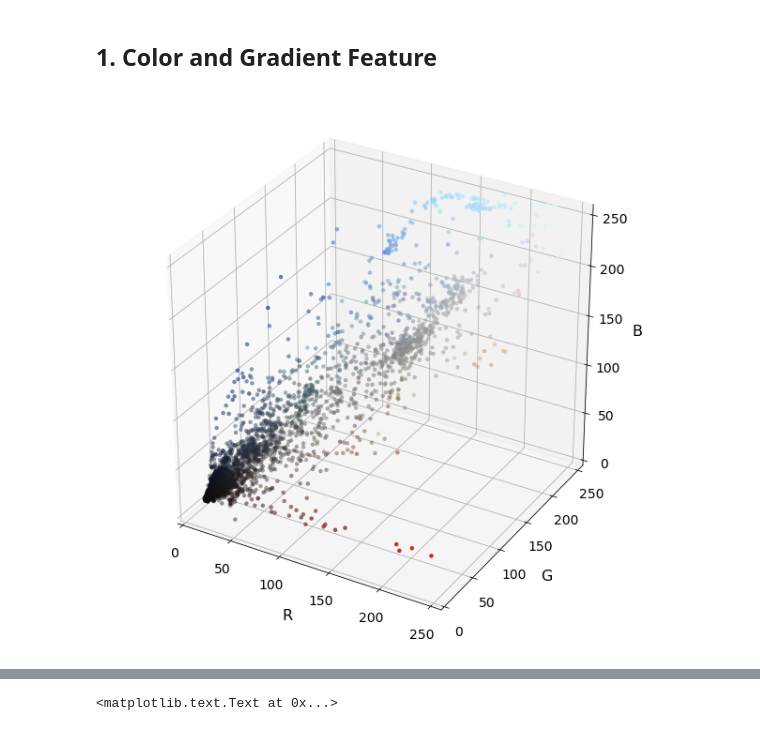
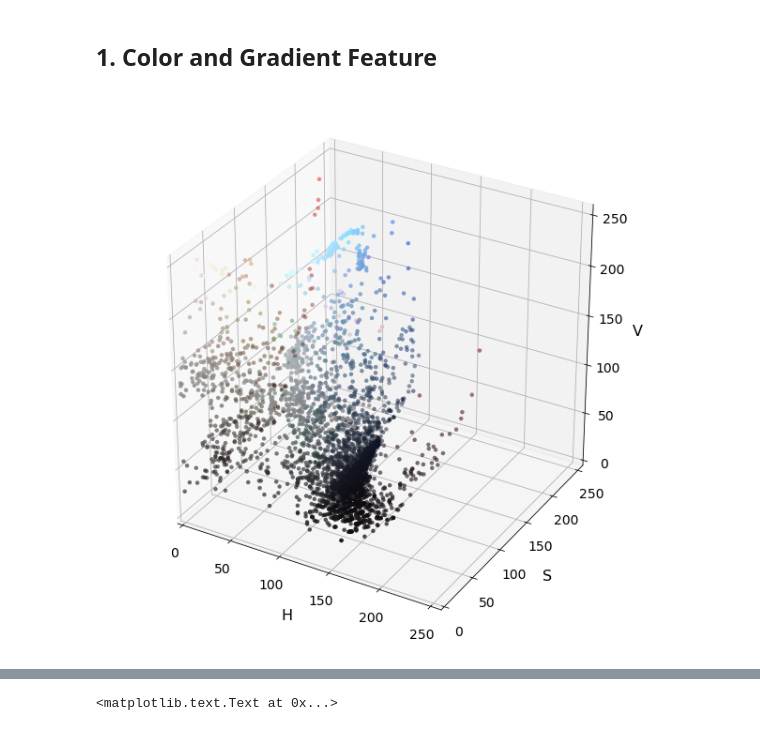
Before and after one commit to MoonKang/Vehicle_Detection, a Jupyter notebook: Vehicle_Detection.ipynb, the cells around one changed output, grey strips where cells are left out. Saved outputs shown, nothing was run; the diff lists cells and outputs as text; code cells hidden in the pictures.

```diff
--- a/Vehicle_Detection.ipynb
+++ b/Vehicle_Detection.ipynb
@@ -100,26 +100,26 @@ def plot3d(pixels, colors_rgb,
 # %%
 
 # Read a color image
 img = cv2.imread('./submission_input/vehicle1.png')
 
 # Select a small fraction of pixels to plot by subsampling it
 scale = max(img.shape[0], img.shape[1], 64) / 64  # at most 64 rows and columns
 img_small = cv2.resize(img, (np.int(img.shape[1] / scale), np.int(img.shape[0] / scale)), interpolation=cv2.INTER_NEAREST)
 
 # Convert subsampled image to desired color space(s)
 img_small_RGB = cv2.cvtColor(img_small, cv2.COLOR_BGR2RGB)  # OpenCV uses BGR, matplotlib likes RGB
 img_small_HSV = cv2.cvtColor(img_small, cv2.COLOR_BGR2HSV)
 img_small_rgb = img_small_RGB / 255.  # scaled to [0, 1], only for plotting
 
 # Plot and show
-p3d_rgb=plot3d(img_small_RGB, img_small_rgb)
-plt.savefig('./submission_input/img3d_RGB.png')
+p3d_rgb=plot3d(img_small_HSV, img_small_rgb, axis_labels=list("HSV"))
+plt.savefig('./submission_input/img3d_HSV.png')
 plt.show()
 
 # plot3d(img_small_HSV, img_small_rgb, axis_labels=list("HSV"))
 # plt.show()
 # %% [output]
-[figure, old version]
+[figure, new version]
 # %%
 # Plot and show
 vehicle = mpimg.imread('./submission_input/vehicle1.png')
```
Also changed, not shown: parts of 8 cells of this notebook, 7 other files.
